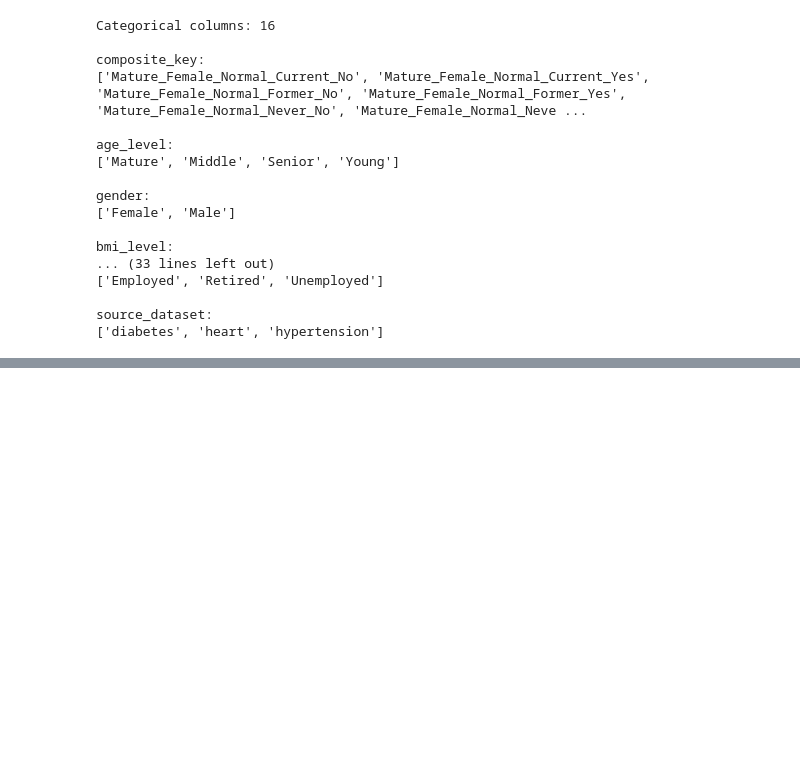
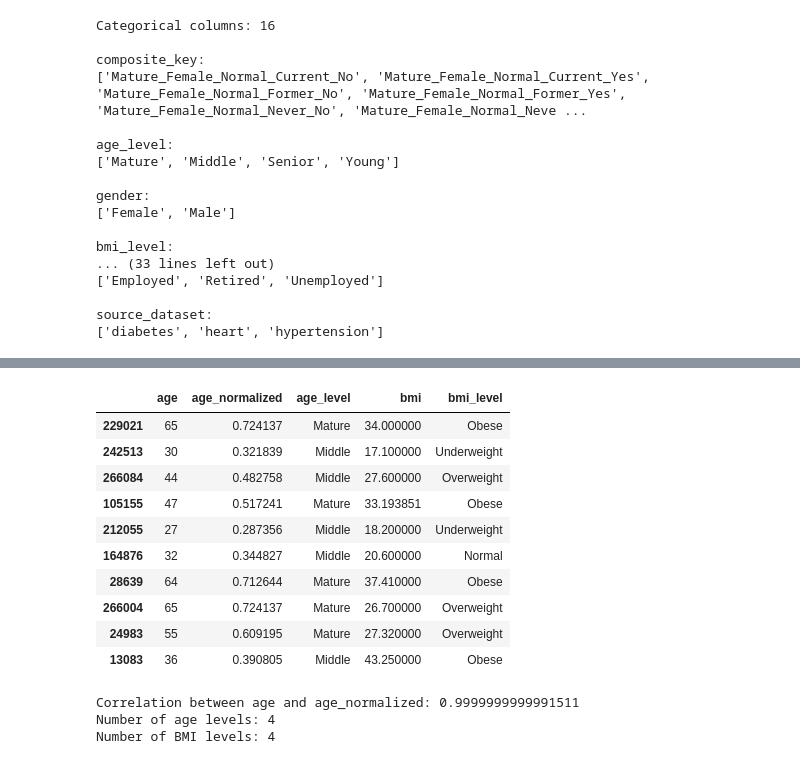
Before and after one commit to fatehbhular/Heart-Disease-Prediction-Model, a Jupyter notebook: notebooks Phase 2/Task_3_Data_Preprocessing_and_Feature_Engineering.ipynb, the cells around one changed output, grey strips where cells are left out. Saved outputs shown, nothing was run; the diff lists cells and outputs as text; code cells hidden in the pictures; blank space fills up the shorter version.

```diff
--- a/notebooks Phase 2/Task_3_Data_Preprocessing_and_Feature_Engineering.ipynb
+++ b/notebooks Phase 2/Task_3_Data_Preprocessing_and_Feature_Engineering.ipynb
@@ -241,0 +383,45 @@ numerical_summary
+# %%
+redundancy_columns = [
+    "age",
+    "age_normalized",
+    "age_level",
+    "bmi",
+    "bmi_level"
+]
+
+X_train[
+    redundancy_columns
+].head(10)
+# %% [output]
+|  | age | age_normalized | age_level | bmi | bmi_level |
+| 229021 | 65 | 0.724137 | Mature | 34.000000 | Obese |
+| 242513 | 30 | 0.321839 | Middle | 17.100000 | Underweight |
+| 266084 | 44 | 0.482758 | Middle | 27.600000 | Overweight |
+| 105155 | 47 | 0.517241 | Mature | 33.193851 | Obese |
+| 212055 | 27 | 0.287356 | Middle | 18.200000 | Underweight |
+| 164876 | 32 | 0.344827 | Middle | 20.600000 | Normal |
+| 28639 | 64 | 0.712644 | Mature | 37.410000 | Obese |
+| 266004 | 65 | 0.724137 | Mature | 26.700000 | Overweight |
+| 24983 | 55 | 0.609195 | Mature | 27.320000 | Overweight |
+| 13083 | 36 | 0.390805 | Middle | 43.250000 | Obese |
+# %%
+print(
+    "Correlation between age and age_normalized:",
+    X_train["age"].corr(
+        X_train["age_normalized"]
+    )
+)
+
+print(
+    "Number of age levels:",
+    X_train["age_level"].nunique()
+)
+
+print(
+    "Number of BMI levels:",
+    X_train["bmi_level"].nunique()
+)
+# %% [output]
+Correlation between age and age_normalized: 0.9999999999991511
+Number of age levels: 4
+Number of BMI levels: 4
```
Also changed, not shown: parts of 23 cells of this notebook.
